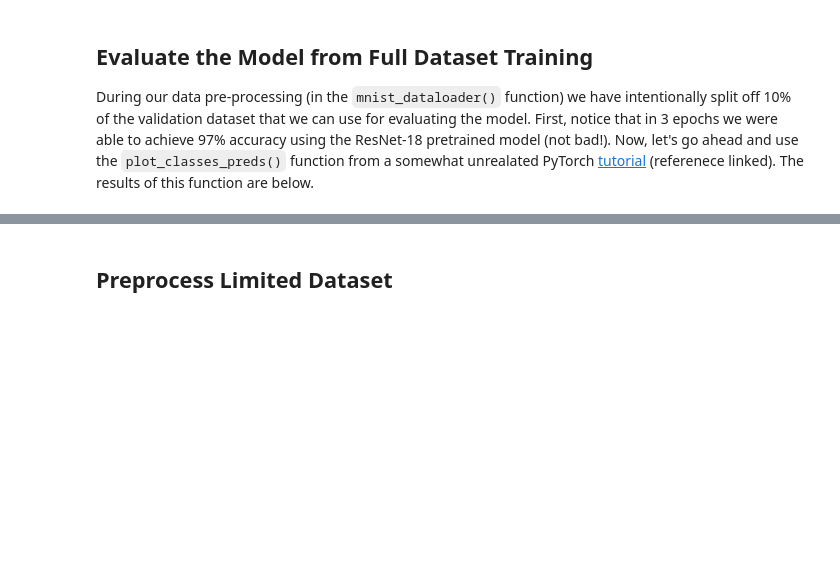
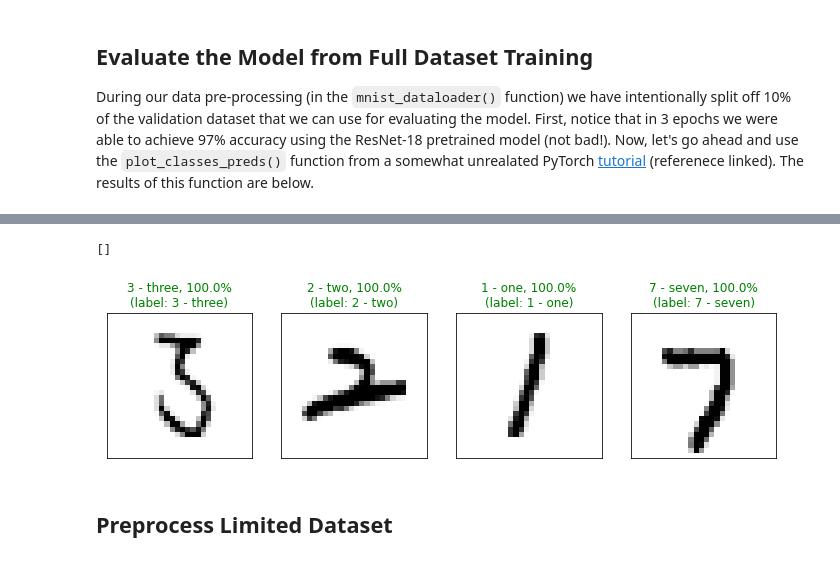
Before and after one commit to christnp/e6998-project, a Jupyter notebook: src/baseline/baseline.ipynb, the cells around one changed output, grey strips where cells are left out. Drawn from its saved outputs; the diff is of its cells as text; code cells hidden in the pictures; blank space fills up the shorter version.

```diff
--- a/src/baseline/baseline.ipynb
+++ b/src/baseline/baseline.ipynb
@@ -177,0 +285,21 @@ tensor([5, 0, 4, 1, 3, 4, 1, 8, 1, 0, 8, 1, 5, 8, 8, 4, 8, 1, 1, 0, 4, 9, 7, 7,
+# %%
+# create DenseNet161 Model
+model_DenseNet161 = models.densenet161(pretrained=pretrained)
+model_DenseNet161.features.conv0 = torch.nn.Conv2d(1, 96, kernel_size=(7, 7), stride=(2, 2), padding=(3, 3), bias=False)
+model_DenseNet161.features.pool0 = torch.nn.Identity()
+model_DenseNet161.classifier = torch.nn.Linear(2208, NUM_CLASSES, bias=True)
+cudnn.benchmark = True
+
+print(model_DenseNet161)
+
+# train all models
+model_DenseNet161, results_df_DenseNet161,_ = train_model(device, model_DenseNet161,
+                                              dataloaders, dataset_sizes,
+                                              num_epochs=NUM_EPOCHS)
+
+# save the data for others to use
+model_name = 'DenseNet161'
+results_file = f'{model_name}_results_{time.strftime("%Y-%m-%dT%H%M%S")}.csv'
+results_df_DenseNet161.to_csv(os.path.join(output_dir,results_file),
+                              columns=results_df_DenseNet161.columns)
+print(f'> Saved results to \'{results_file}\'.')
@@ -178,2 +351,11 @@ tensor([5, 0, 4, 1, 3, 4, 1, 8, 1, 0, 8, 1, 5, 8, 8, 4, 8, 1, 1, 0, 4, 9, 7, 7,
+# %%
+# Evaluate the model using the prediction set held-off
+model_DenseNet161.eval()
+# make predictions an plot the results
+fig = plot_classes_preds(model_DenseNet161,inputs,labels,class_names)
+plt.plot()
+# %% [output]
+[]
+[figure, added]
 # %% [markdown]
 ## Preprocess Limited Dataset
```
Also changed, not shown: parts of 24 cells of this notebook, 38 other files.
